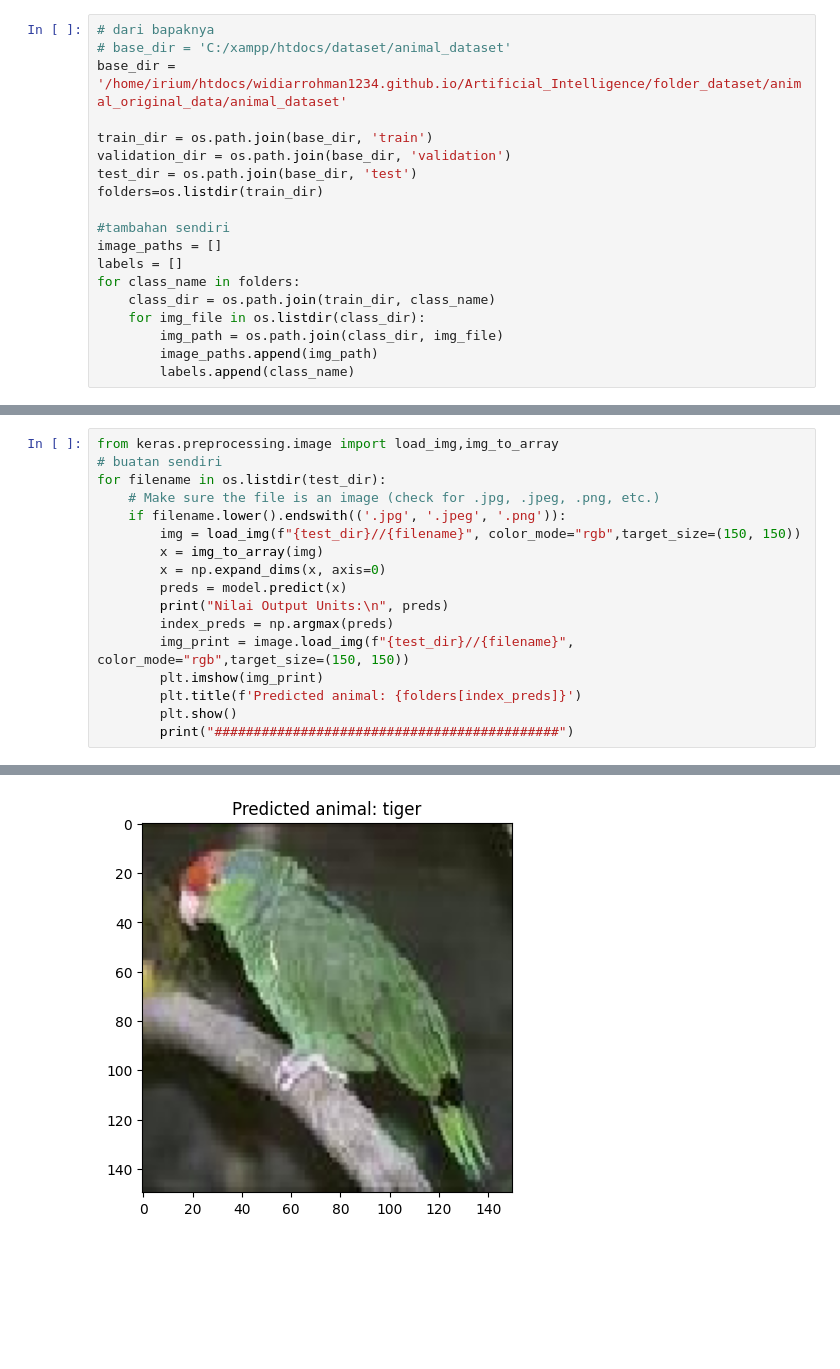
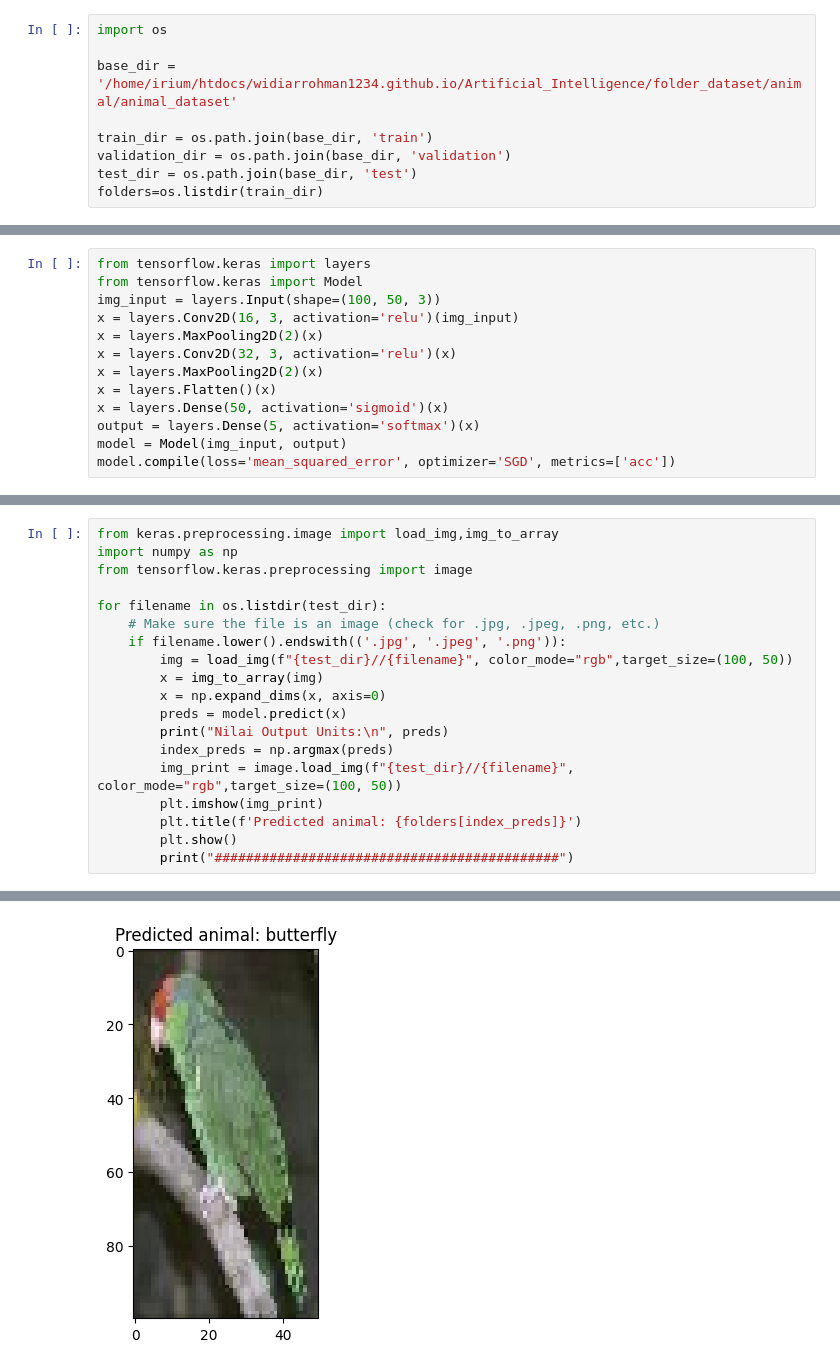
Before and after one commit to widiarrohman1234/widiarrohman1234.github.io, a Jupyter notebook: Artificial_Intelligence/program_application/UAS_AI_S2_Prof_Ali_Barakbah_Class_Animal/UAS_AI_S2_Prof_Ali_Barakbah_Class_Animal(program bapak experiment).ipynb, the cells around one changed output, grey strips where cells are left out. Drawn from its saved outputs; the diff is of its cells as text; blank space fills up the shorter version.

```diff
--- a/Artificial_Intelligence/program_application/UAS_AI_S2_Prof_Ali_Barakbah_Class_Animal/UAS_AI_S2_Prof_Ali_Barakbah_Class_Animal(program bapak experiment).ipynb
+++ b/Artificial_Intelligence/program_application/UAS_AI_S2_Prof_Ali_Barakbah_Class_Animal/UAS_AI_S2_Prof_Ali_Barakbah_Class_Animal(program bapak experiment).ipynb
@@ -27,19 +3,9 @@ from tensorflow.keras.layers import BatchNormalization
 # %%
-# dari bapaknya
-# base_dir = 'C:/xampp/htdocs/dataset/animal_dataset'
-base_dir = '/home/irium/htdocs/widiarrohman1234.github.io/Artificial_Intelligence/folder_dataset/animal_original_data/animal_dataset'
+import os
+
+base_dir = '/home/irium/htdocs/widiarrohman1234.github.io/Artificial_Intelligence/folder_dataset/animal/animal_dataset'
 
 train_dir = os.path.join(base_dir, 'train')
 validation_dir = os.path.join(base_dir, 'validation')
 test_dir = os.path.join(base_dir, 'test')
 folders=os.listdir(train_dir)
-
-#tambahan sendiri
-image_paths = []
-labels = []
-for class_name in folders:
-    class_dir = os.path.join(train_dir, class_name)
-    for img_file in os.listdir(class_dir):
-        img_path = os.path.join(class_dir, img_file)
-        image_paths.append(img_path)
-        labels.append(class_name)
@@ -205,0 +45,13 @@ Model: "functional_14"
+# %%
+from tensorflow.keras import layers
+from tensorflow.keras import Model
+img_input = layers.Input(shape=(100, 50, 3))
+x = layers.Conv2D(16, 3, activation='relu')(img_input)
+x = layers.MaxPooling2D(2)(x)
+x = layers.Conv2D(32, 3, activation='relu')(x)
+x = layers.MaxPooling2D(2)(x)
+x = layers.Flatten()(x)
+x = layers.Dense(50, activation='sigmoid')(x)
+output = layers.Dense(5, activation='softmax')(x)
+model = Model(img_input, output)
+model.compile(loss='mean_squared_error', optimizer='SGD', metrics=['acc'])
@@ -265,16 +122,18 @@ plt.legend()
 # %%
 from keras.preprocessing.image import load_img,img_to_array
-# buatan sendiri
+import numpy as np
+from tensorflow.keras.preprocessing import image
+
 for filename in os.listdir(test_dir):
     # Make sure the file is an image (check for .jpg, .jpeg, .png, etc.)
     if filename.lower().endswith(('.jpg', '.jpeg', '.png')):
-        img = load_img(f"{test_dir}//{filename}", color_mode="rgb",target_size=(150, 150))
+        img = load_img(f"{test_dir}//{filename}", color_mode="rgb",target_size=(100, 50))
         x = img_to_array(img)
         x = np.expand_dims(x, axis=0)
         preds = model.predict(x)
         print("Nilai Output Units:\n", preds)
         index_preds = np.argmax(preds)
-        img_print = image.load_img(f"{test_dir}//{filename}", color_mode="rgb",target_size=(150, 150))
+        img_print = image.load_img(f"{test_dir}//{filename}", color_mode="rgb",target_size=(100, 50))
         plt.imshow(img_print)
         plt.title(f'Predicted animal: {folders[index_preds]}')
         plt.show()
@@ -286,2 +145,2 @@ Nilai Output Units:
-[figure, old version]
+[figure, new version]
 ############################################
```
Also changed, not shown: parts of 22 cells of this notebook.
